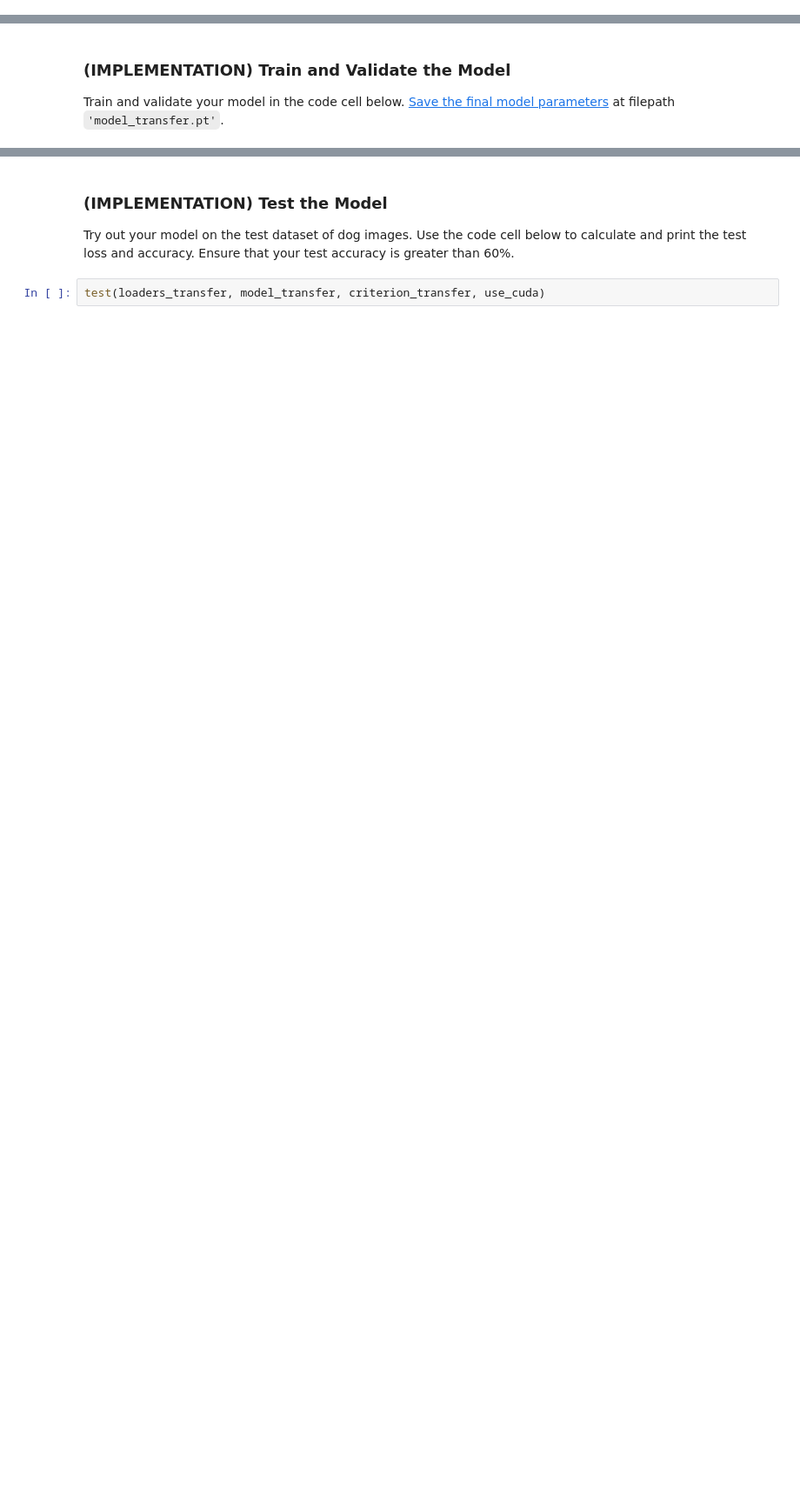
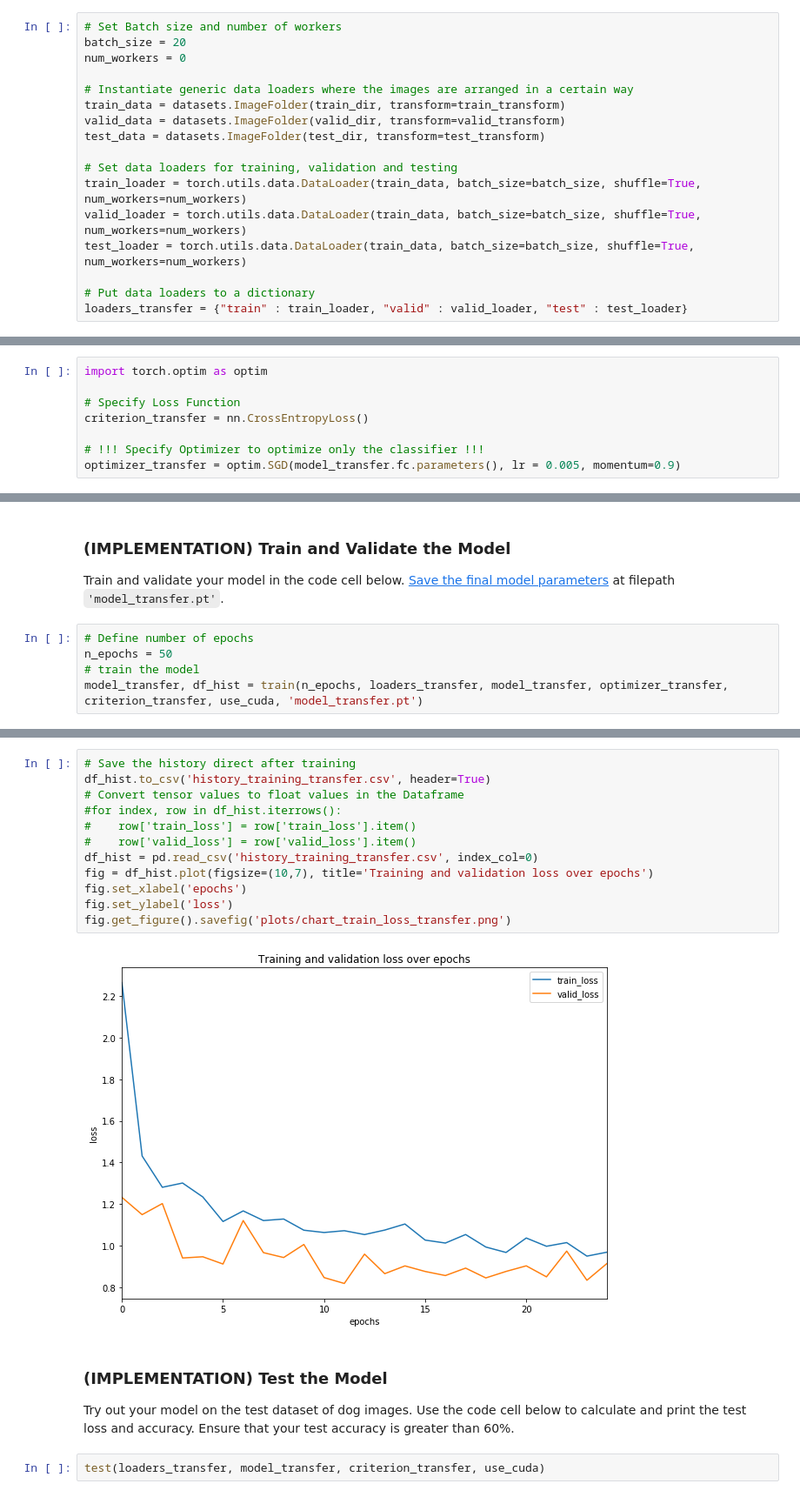
Before and after one commit to BayTown/UD-MLND-Dog-Breed-Classifier, a Jupyter notebook: dog_app.ipynb, the cells around one changed output, grey strips where cells are left out. Shown: that part at 87% size. Drawn from its saved outputs; the diff is of its cells as text; blank space fills up the shorter version.

Commit message:
Transfer learning - Training model with pretrained resnext50_32x4d

```diff
--- a/dog_app.ipynb
+++ b/dog_app.ipynb
@@ -716,0 +757,17 @@ If you like, **you are welcome to use the same data loaders from the previous st
+# %%
+# Set Batch size and number of workers
+batch_size = 20
+num_workers = 0
+
+# Instantiate generic data loaders where the images are arranged in a certain way
+train_data = datasets.ImageFolder(train_dir, transform=train_transform)
+valid_data = datasets.ImageFolder(valid_dir, transform=valid_transform)
+test_data = datasets.ImageFolder(test_dir, transform=test_transform)
+
+# Set data loaders for training, validation and testing
+train_loader = torch.utils.data.DataLoader(train_data, batch_size=batch_size, shuffle=True, num_workers=num_workers)
+valid_loader = torch.utils.data.DataLoader(train_data, batch_size=batch_size, shuffle=True, num_workers=num_workers)
+test_loader = torch.utils.data.DataLoader(train_data, batch_size=batch_size, shuffle=True, num_workers=num_workers)
+
+# Put data loaders to a dictionary
+loaders_transfer = {"train" : train_loader, "valid" : valid_loader, "test" : test_loader}
@@ -740,0 +853,8 @@ optimizer_transfer = None
+# %%
+import torch.optim as optim
+
+# Specify Loss Function
+criterion_transfer = nn.CrossEntropyLoss()
+
+# !!! Specify Optimizer to optimize only the classifier !!!
+optimizer_transfer = optim.SGD(model_transfer.fc.parameters(), lr = 0.005, momentum=0.9)
@@ -742,3 +866,8 @@ optimizer_transfer = None
 ### (IMPLEMENTATION) Train and Validate the Model
 
 Train and validate your model in the code cell below.  [Save the final model parameters](http://pytorch.org/docs/master/notes/serialization.html) at filepath `'model_transfer.pt'`.
+# %%
+# Define number of epochs
+n_epochs = 50
+# train the model
+model_transfer, df_hist = train(n_epochs, loaders_transfer, model_transfer, optimizer_transfer, criterion_transfer, use_cuda, 'model_transfer.pt')
@@ -751,3 +883,17 @@ model_transfer = # train(n_epochs, loaders_transfer, model_transfer, optimizer_t
+# %%
+# Save the history direct after training
+df_hist.to_csv('history_training_transfer.csv', header=True)
+# Convert tensor values to float values in the Dataframe
+#for index, row in df_hist.iterrows():
+#    row['train_loss'] = row['train_loss'].item()
+#    row['valid_loss'] = row['valid_loss'].item()
+df_hist = pd.read_csv('history_training_transfer.csv', index_col=0)
+fig = df_hist.plot(figsize=(10,7), title='Training and validation loss over epochs')
+fig.set_xlabel('epochs')
+fig.set_ylabel('loss')
+fig.get_figure().savefig('plots/chart_train_loss_transfer.png')
+# %% [output]
+[figure, added]
 # %% [markdown]
 ### (IMPLEMENTATION) Test the Model
 
```
Also changed, not shown: parts of 29 cells of this notebook, 6 other files.
